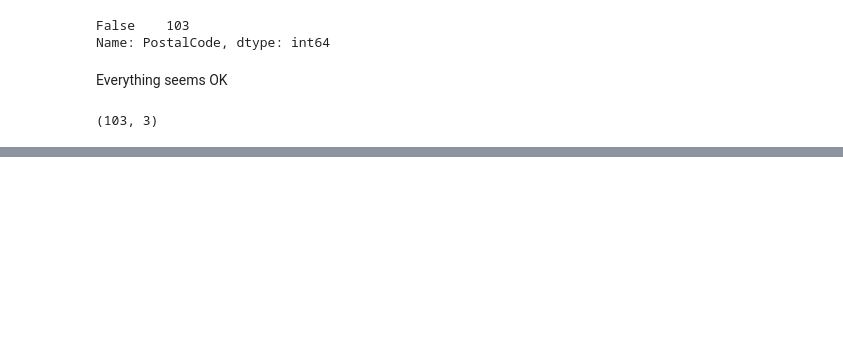
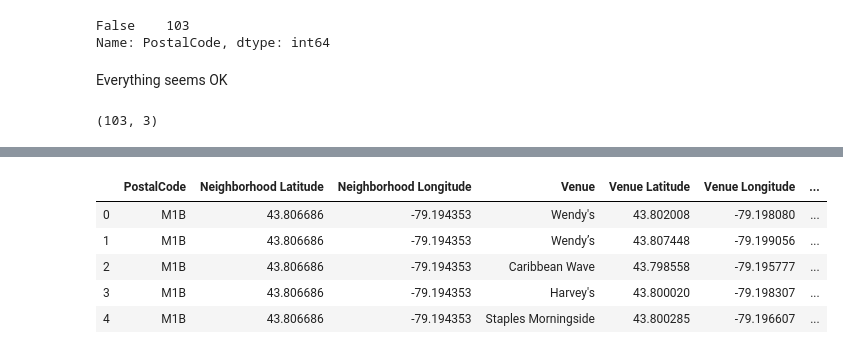
Before and after one commit to Sinloft-dev/Coursera_Capstone, a Jupyter notebook: Segmenting and Clustering Neighborhoods in Toronto.ipynb, the cells around one changed output, grey strips where cells are left out. Drawn from its saved outputs; the diff is of its cells as text; code cells hidden in the pictures; blank space fills up the shorter version.

```diff
--- a/Segmenting and Clustering Neighborhoods in Toronto.ipynb
+++ b/Segmenting and Clustering Neighborhoods in Toronto.ipynb
@@ -50,0 +168,9 @@ df.shape
+# %%
+venues.head()
+# %% [output]
+|  | PostalCode | Neighborhood Latitude | Neighborhood Longitude | Venue | Venue Latitude | Venue Longitude | ... |
+| 0 | M1B | 43.806686 | -79.194353 | Wendy's | 43.802008 | -79.198080 | ... |
+| 1 | M1B | 43.806686 | -79.194353 | Wendy’s | 43.807448 | -79.199056 | ... |
+| 2 | M1B | 43.806686 | -79.194353 | Caribbean Wave | 43.798558 | -79.195777 | ... |
+| 3 | M1B | 43.806686 | -79.194353 | Harvey's | 43.800020 | -79.198307 | ... |
+| 4 | M1B | 43.806686 | -79.194353 | Staples Morningside | 43.800285 | -79.196607 | ... |
```
Also changed, not shown: parts of 25 cells of this notebook, 1 other file.
